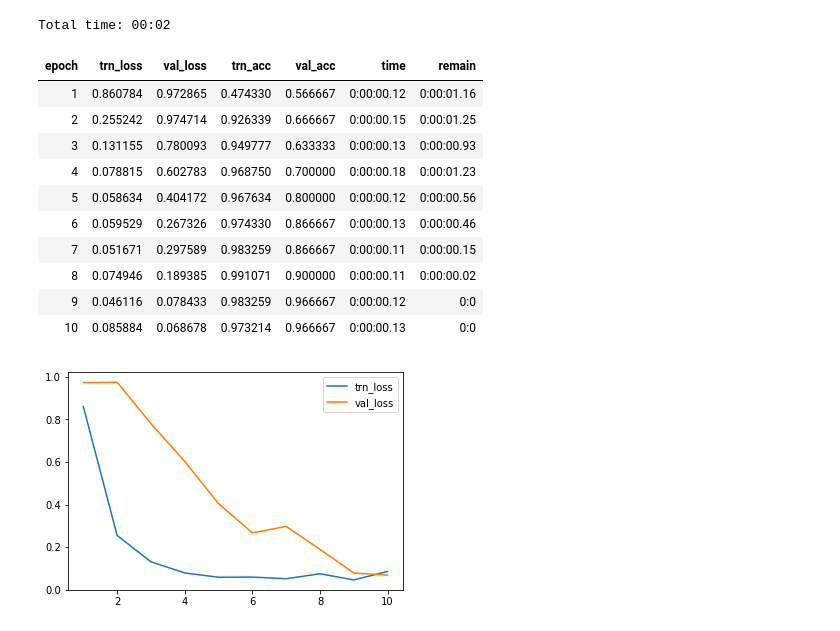
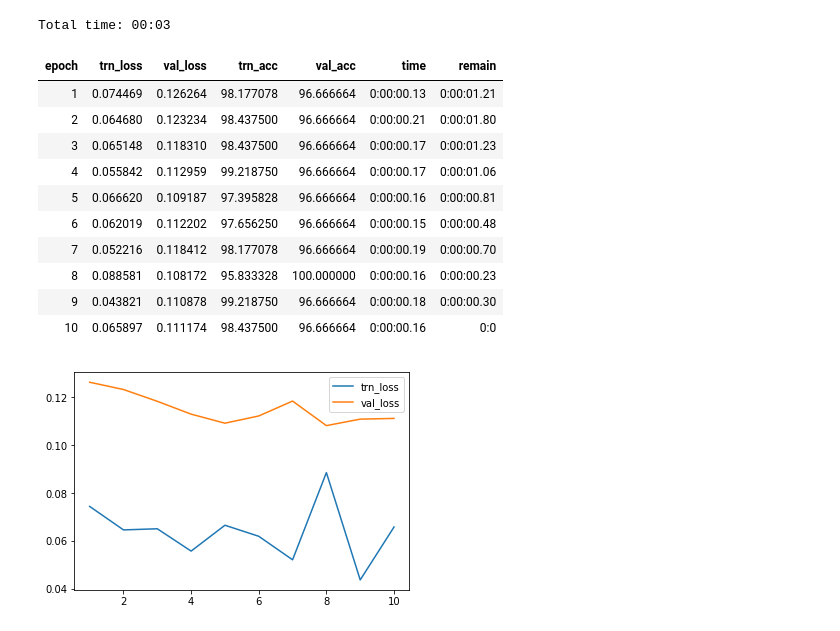
Before and after one commit to nunenuh/torchwisdom, a Jupyter notebook: example/TabularClassifiers.ipynb, the cells around one changed output. Drawn from its saved outputs; the diff is of its cells as text; code cells hidden in the pictures.

```diff
--- a/example/TabularClassifiers.ipynb
+++ b/example/TabularClassifiers.ipynb
@@ -33,18 +25,3 @@ model = nn.Sequential(
 )
 # %%
 trainer = classifier_trainer(data, model)
-trainer.fit(10, lr=0.02)
-# %% [output]
-Total time: 00:02
-| epoch | trn_loss | val_loss | trn_acc | val_acc | time | remain |
-| 1 | 0.860784 | 0.972865 | 0.474330 | 0.566667 | 0:00:00.12 | 0:00:01.16 |
-| 2 | 0.255242 | 0.974714 | 0.926339 | 0.666667 | 0:00:00.15 | 0:00:01.25 |
-| 3 | 0.131155 | 0.780093 | 0.949777 | 0.633333 | 0:00:00.13 | 0:00:00.93 |
-| 4 | 0.078815 | 0.602783 | 0.968750 | 0.700000 | 0:00:00.18 | 0:00:01.23 |
-| 5 | 0.058634 | 0.404172 | 0.967634 | 0.800000 | 0:00:00.12 | 0:00:00.56 |
-| 6 | 0.059529 | 0.267326 | 0.974330 | 0.866667 | 0:00:00.13 | 0:00:00.46 |
-| 7 | 0.051671 | 0.297589 | 0.983259 | 0.866667 | 0:00:00.11 | 0:00:00.15 |
-| 8 | 0.074946 | 0.189385 | 0.991071 | 0.900000 | 0:00:00.11 | 0:00:00.02 |
-| 9 | 0.046116 | 0.078433 | 0.983259 | 0.966667 | 0:00:00.12 | 0:0 |
-| 10 | 0.085884 | 0.068678 | 0.973214 | 0.966667 | 0:00:00.13 | 0:0 |
-[figure, removed]
@@ -52,0 +28,18 @@ feat, targ = next(iter(data.validloader))
+# %%
+trainer.resumeable(True)
+trainer.save_best(True, metric="val_acc", mode="max")
+trainer.fit(10, lr=0.001)
+# %% [output]
+Total time: 00:03
+| epoch | trn_loss | val_loss | trn_acc | val_acc | time | remain |
+| 1 | 0.074469 | 0.126264 | 98.177078 | 96.666664 | 0:00:00.13 | 0:00:01.21 |
+| 2 | 0.064680 | 0.123234 | 98.437500 | 96.666664 | 0:00:00.21 | 0:00:01.80 |
+| 3 | 0.065148 | 0.118310 | 98.437500 | 96.666664 | 0:00:00.17 | 0:00:01.23 |
+| 4 | 0.055842 | 0.112959 | 99.218750 | 96.666664 | 0:00:00.17 | 0:00:01.06 |
+| 5 | 0.066620 | 0.109187 | 97.395828 | 96.666664 | 0:00:00.16 | 0:00:00.81 |
+| 6 | 0.062019 | 0.112202 | 97.656250 | 96.666664 | 0:00:00.15 | 0:00:00.48 |
+| 7 | 0.052216 | 0.118412 | 98.177078 | 96.666664 | 0:00:00.19 | 0:00:00.70 |
+| 8 | 0.088581 | 0.108172 | 95.833328 | 100.000000 | 0:00:00.16 | 0:00:00.23 |
+| 9 | 0.043821 | 0.110878 | 99.218750 | 96.666664 | 0:00:00.18 | 0:00:00.30 |
+| 10 | 0.065897 | 0.111174 | 98.437500 | 96.666664 | 0:00:00.16 | 0:0 |
+[figure, added]
```
Also changed, not shown: parts of 8 cells of this notebook, 6 other files.
